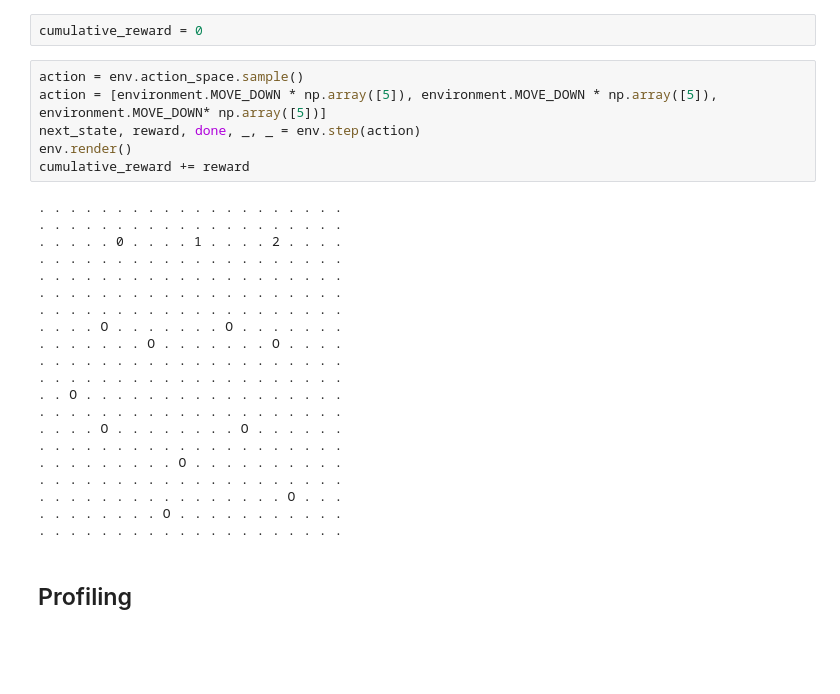
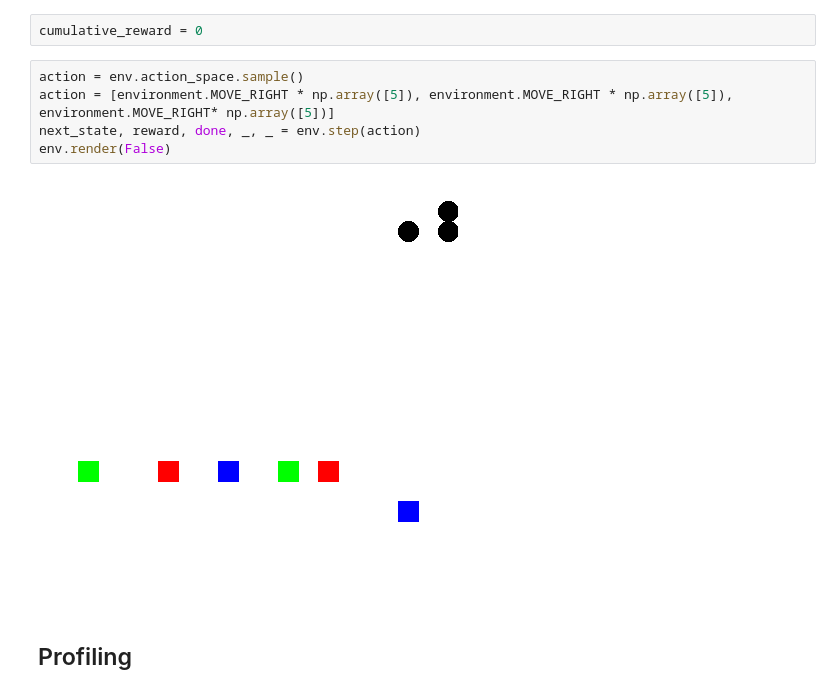
Before and after one commit to lorenzoleuzzi1/lifelong_evolutionary_swarms, a Jupyter notebook: env_demo.ipynb, the cells around one changed output. Drawn from its saved outputs; the diff is of its cells as text; blank space fills up the shorter version.

```diff
--- a/env_demo.ipynb
+++ b/env_demo.ipynb
@@ -161,31 +142,11 @@ env.render()
 cumulative_reward = 0
 # %%
 action = env.action_space.sample()
-action = [environment.MOVE_DOWN * np.array([5]), environment.MOVE_DOWN * np.array([5]), environment.MOVE_DOWN* np.array([5])]
+action = [environment.MOVE_RIGHT * np.array([5]), environment.MOVE_RIGHT * np.array([5]), environment.MOVE_RIGHT* np.array([5])]
 next_state, reward, done, _, _ = env.step(action)
-env.render()
-cumulative_reward += reward
+env.render(False)
 # %% [output]
-. . . . . . . . . . . . . . . . . . . .
-. . . . . . . . . . . . . . . . . . . .
-. . . . . 0 . . . . 1 . . . . 2 . . . .
-. . . . . . . . . . . . . . . . . . . .
-. . . . . . . . . . . . . . . . . . . .
-. . . . . . . . . . . . . . . . . . . .
-. . . . . . . . . . . . . . . . . . . .
-. . . . O . . . . . . . O . . . . . . .
-. . . . . . . O . . . . . . . O . . . .
-. . . . . . . . . . . . . . . . . . . .
-. . . . . . . . . . . . . . . . . . . .
-. . O . . . . . . . . . . . . . . . . .
-. . . . . . . . . . . . . . . . . . . .
-. . . . O . . . . . . . . O . . . . . .
-. . . . . . . . . . . . . . . . . . . .
-. . . . . . . . . O . . . . . . . . . .
-. . . . . . . . . . . . . . . . . . . .
-. . . . . . . . . . . . . . . . O . . .
-. . . . . . . . O . . . . . . . . . . .
-. . . . . . . . . . . . . . . . . . . .
+[figure, added]
 # %% [markdown]
 ## Profiling
 # %% [markdown]
```
Also changed, not shown: parts of 9 cells of this notebook, 6 other files.
